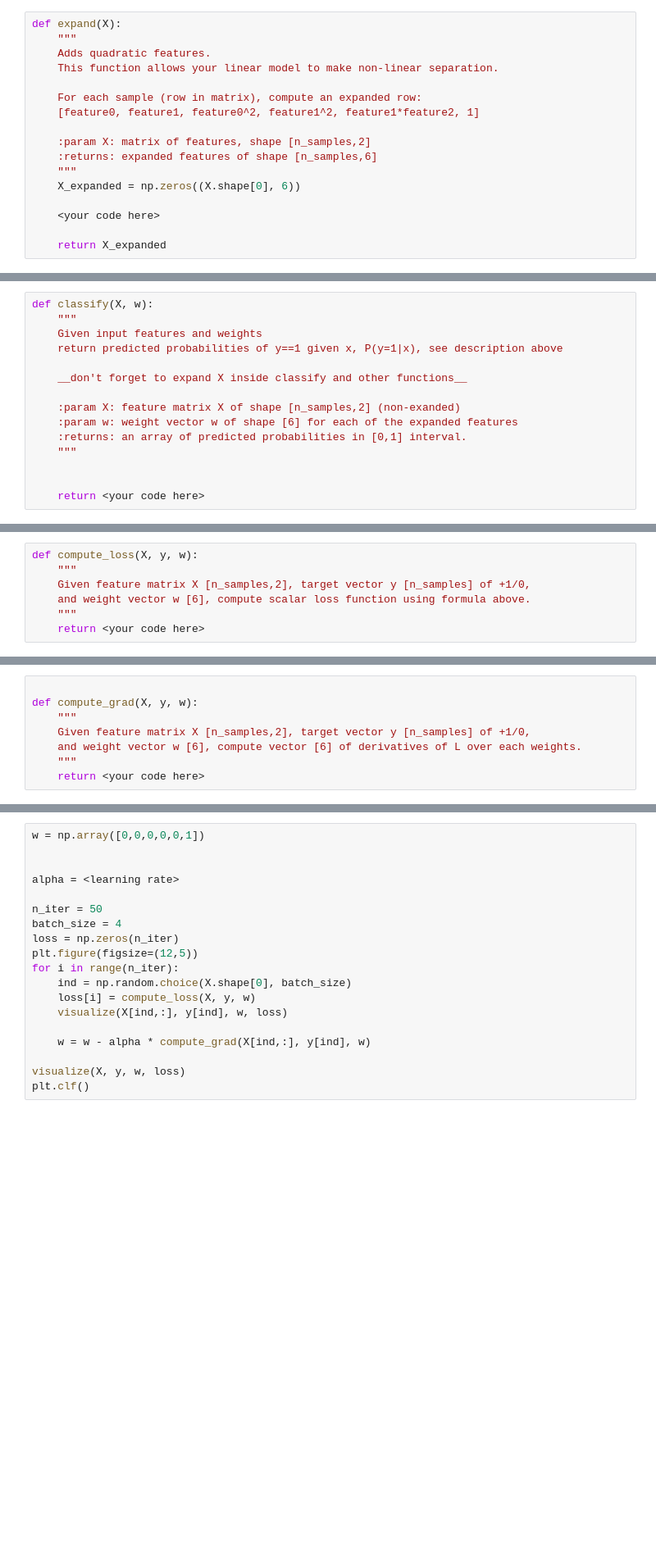
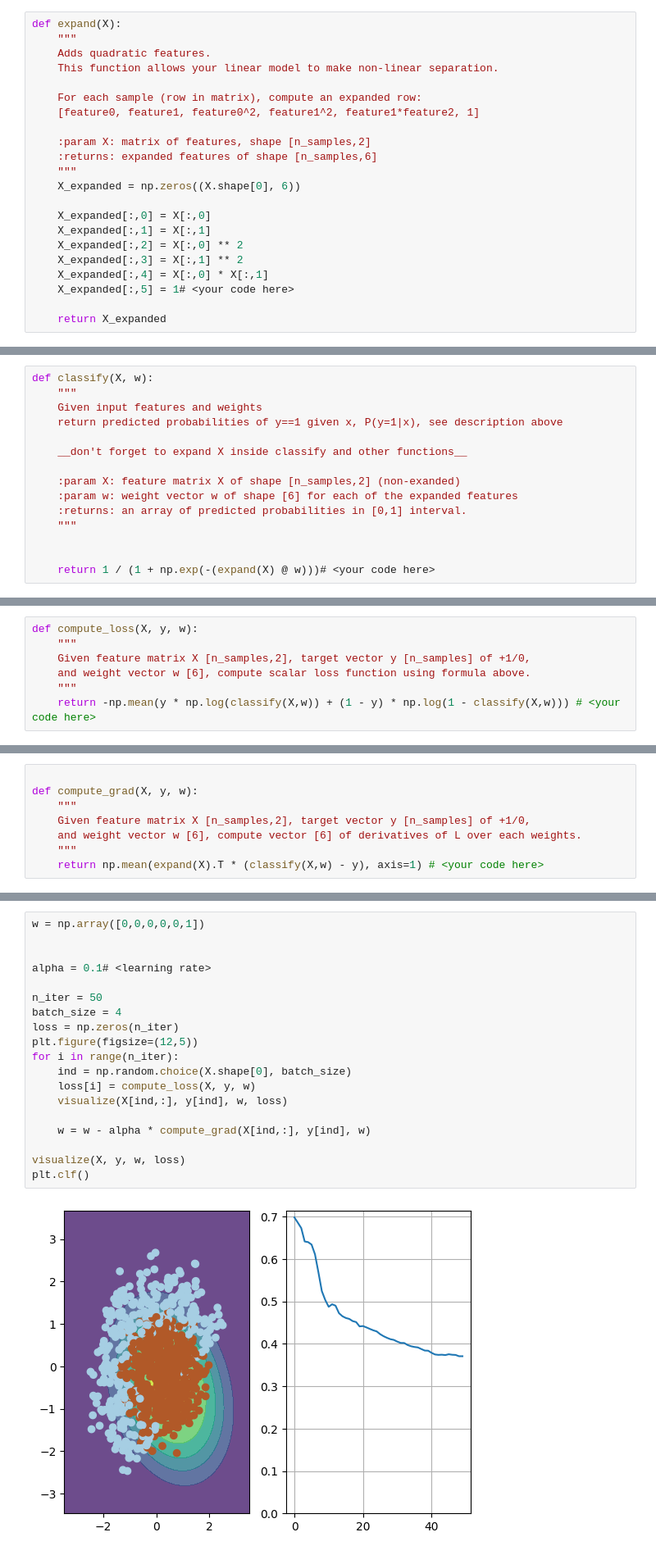
Before and after one commit to TimurTemnov/Yandex_DL_course, a Jupyter notebook: week01_backprop/adaptive_sgd.ipynb, the cells around one changed output, grey strips where cells are left out. Shown at 82% size. Saved outputs shown, nothing was run; the diff lists cells and outputs as text; blank space fills up the shorter version.

```diff
--- a/week01_backprop/adaptive_sgd.ipynb
+++ b/week01_backprop/adaptive_sgd.ipynb
@@ -46,7 +55,12 @@ def expand(X):
     """
     X_expanded = np.zeros((X.shape[0], 6))
 
-    <your code here>
+    X_expanded[:,0] = X[:,0]
+    X_expanded[:,1] = X[:,1]
+    X_expanded[:,2] = X[:,0] ** 2
+    X_expanded[:,3] = X[:,1] ** 2
+    X_expanded[:,4] = X[:,0] * X[:,1]
+    X_expanded[:,5] = 1# <your code here>
 
     return X_expanded
 # %%
@@ -99,7 +115,7 @@ def classify(X, w):
     """
 
 
-    return <your code here>
+    return 1 / (1 + np.exp(-(expand(X) @ w)))# <your code here>
 # %%
 #sample usage / test just as the previous one
 dummy_weights = np.linspace(-1,1,6)
@@ -121,7 +137,7 @@ def compute_loss(X, y, w):
     Given feature matrix X [n_samples,2], target vector y [n_samples] of +1/0,
     and weight vector w [6], compute scalar loss function using formula above.
     """
-    return <your code here>
+    return -np.mean(y * np.log(classify(X,w)) + (1 - y) * np.log(1 - classify(X,w))) # <your code here>
 # %%
 dummy_y = np.array([0,1,0,1])
 dummy_loss = compute_loss(dummy_X,dummy_y,dummy_weights)
@@ -144,7 +160,7 @@ def compute_grad(X, y, w):
     Given feature matrix X [n_samples,2], target vector y [n_samples] of +1/0,
     and weight vector w [6], compute vector [6] of derivatives of L over each weights.
     """
-    return <your code here>
+    return np.mean(expand(X).T * (classify(X,w) - y), axis=1) # <your code here>
 # %%
 #tests
 dummy_grads = compute_grad(dummy_X,dummy_y,dummy_weights)
@@ -194,19 +212,21 @@ Try to find an optimal learning rate for gradient descent for the given batch si
 # %%
 w = np.array([0,0,0,0,0,1])
 
 
-alpha = <learning rate>
+alpha = 0.1# <learning rate>
 
 n_iter = 50
 batch_size = 4
 loss = np.zeros(n_iter)
 plt.figure(figsize=(12,5))
 for i in range(n_iter):
     ind = np.random.choice(X.shape[0], batch_size)
     loss[i] = compute_loss(X, y, w)
     visualize(X[ind,:], y[ind], w, loss)
 
     w = w - alpha * compute_grad(X[ind,:], y[ind], w)
 
 visualize(X, y, w, loss)
 plt.clf()
+# %% [output]
+[figure, added]
```
Also changed, not shown: parts of 8 cells of this notebook.
